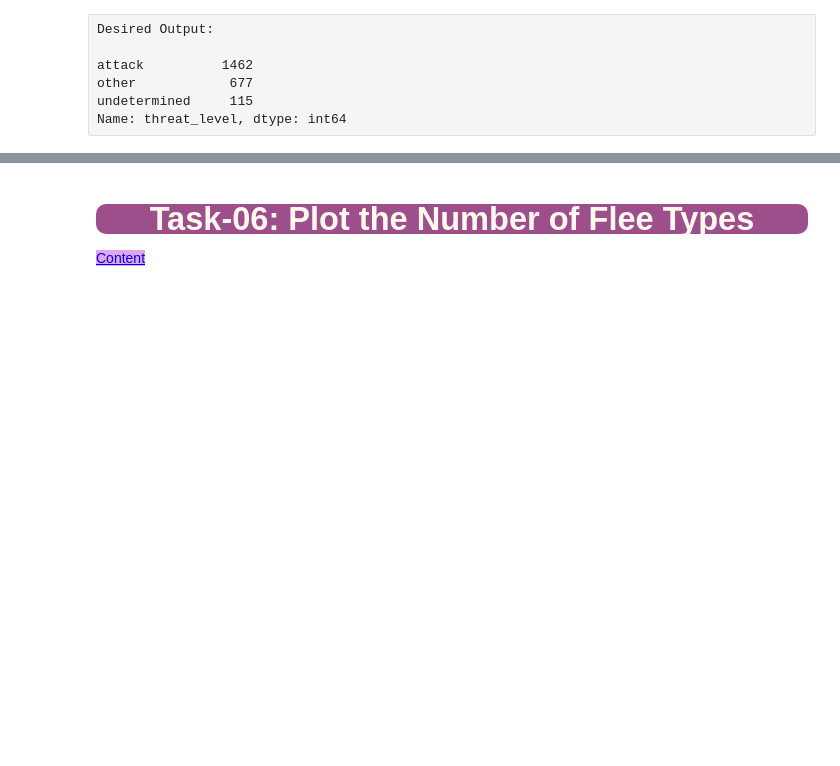
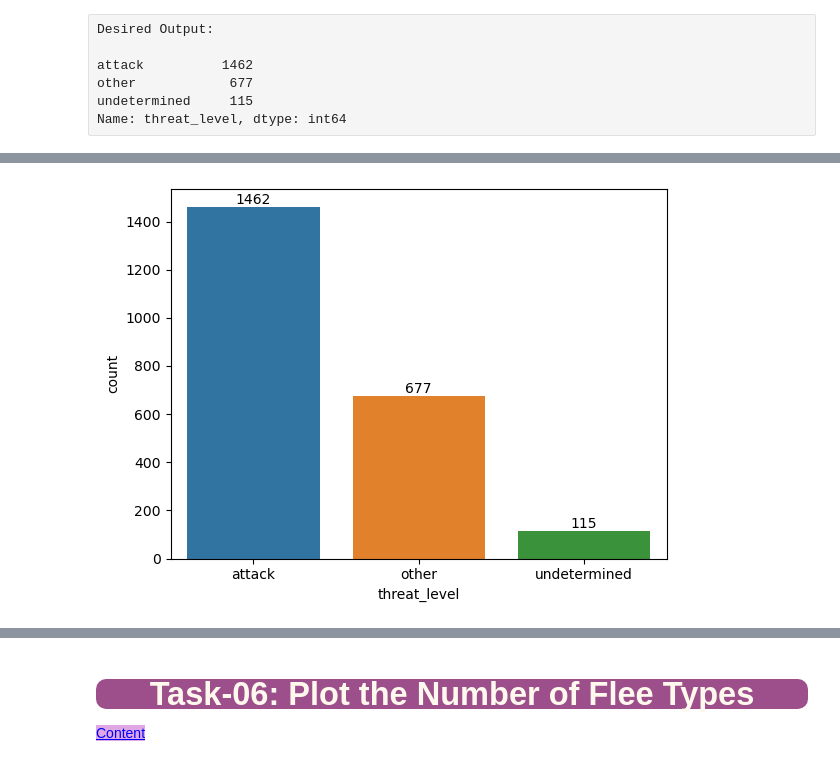
Before and after one commit to SongJiyeonPaek/CW_Assignments, a Jupyter notebook: DVwPY Assignment_02(Seaborn-PoliceKillings-US)/Assignment-2 (PoliceKillingUS-Seaborn)-Student.ipynb, the cells around one changed output, grey strips where cells are left out. Drawn from its saved outputs; the diff is of its cells as text; code cells hidden in the pictures; blank space fills up the shorter version.

```diff
--- a/DVwPY Assignment_02(Seaborn-PoliceKillings-US)/Assignment-2 (PoliceKillingUS-Seaborn)-Student.ipynb
+++ b/DVwPY Assignment_02(Seaborn-PoliceKillings-US)/Assignment-2 (PoliceKillingUS-Seaborn)-Student.ipynb
@@ -658,7 +678,15 @@ Desired Output:
 # %%
 # With Seaborn Countplot
 
 # YOUR CODE IS HERE
+
+ax = sns.countplot(data = kill,
+              x = "threat_level")
+
+for i in ax.containers:
+    ax.bar_label(i)
+# %% [output]
+[figure, added]
 # %% [markdown]
 Desired Output:
 
```
Also changed, not shown: parts of 3 cells of this notebook.
